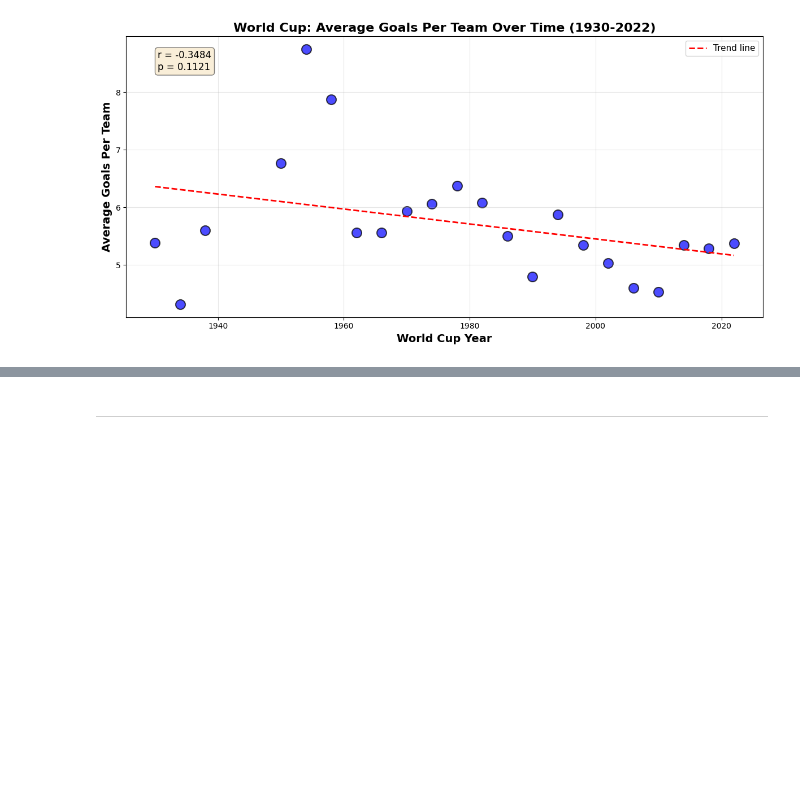
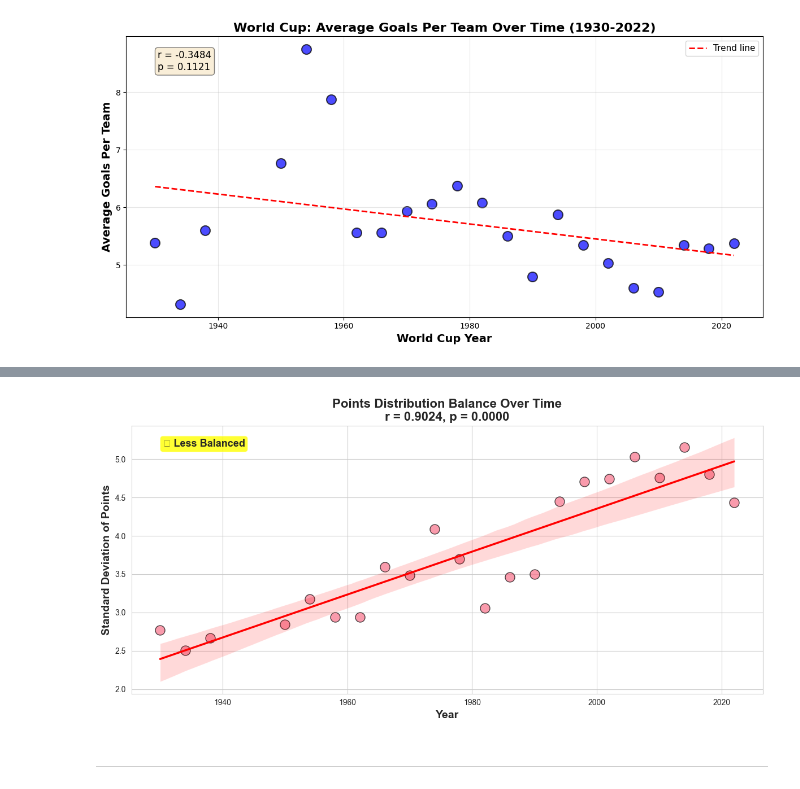
Before and after one commit to AmuKanda99/football-worldcup-analysis, a Jupyter notebook: jupyter_notebooks/02_EDA.ipynb, the cells around one changed output, grey strips where cells are left out. Cells and saved outputs as stored; diff of their text form; code cells hidden in the pictures; blank space fills up the shorter version.

```diff
--- a/jupyter_notebooks/02_EDA.ipynb
+++ b/jupyter_notebooks/02_EDA.ipynb
@@ -270,3 +360,33 @@ plt.show()
+# %%
+# Set style
+sns.set_style("whitegrid")
+# Calculate std dev of points for each year
+balance = df.groupby('Year')['Points'].std().reset_index()
+balance.columns = ['Year', 'Std_Dev']
+
+# Test correlation
+r, p = stats.pearsonr(balance['Year'], balance['Std_Dev'])
+
+# Plot
+plt.figure(figsize=(12, 6))
+sns.regplot(data=balance, x='Year', y='Std_Dev',
+            scatter_kws={'s': 150, 'alpha': 0.7, 'edgecolor': 'black'},
+            line_kws={'color': 'red', 'linewidth': 2.5})
+
+plt.xlabel('Year', fontsize=14, fontweight='bold')
+plt.ylabel('Standard Deviation of Points', fontsize=14, fontweight='bold')
+plt.title(f'Points Distribution Balance Over Time\nr = {r:.4f}, p = {p:.4f}',
+          fontsize=16, fontweight='bold')
+# Add result box
+result = "✓ More Balanced" if (r < 0 and p < 0.05) else "✗ Less Balanced" if (r > 0 and p < 0.05) else "○ No Change"
+plt.text(0.05, 0.95, result, transform=plt.gca().transAxes,
+         fontsize=13, fontweight='bold', verticalalignment='top',
+         bbox=dict(boxstyle='round', facecolor='yellow', alpha=0.8))
+
+plt.tight_layout()
+plt.show()
+# %% [output]
+[figure, added]
 # %% [markdown]
 ---
 # %% [markdown]
```
Also changed, not shown: parts of 3 cells of this notebook.
